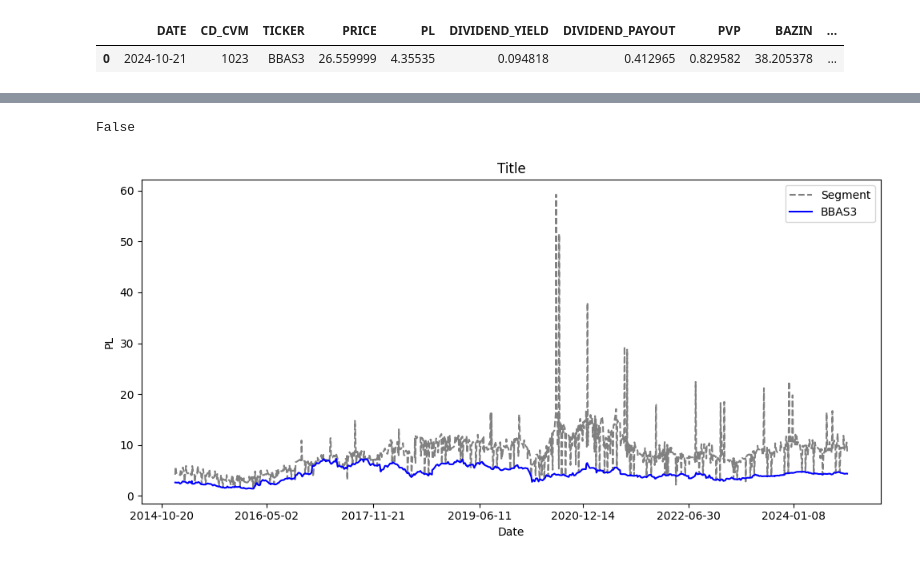
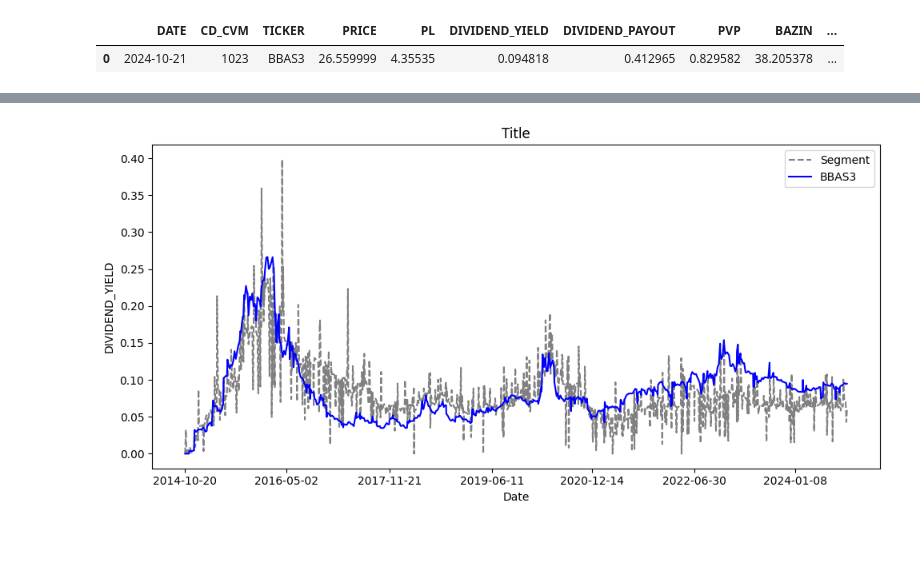
Before and after one commit to boa50/investment-analysis-etl, a Jupyter notebook: prototypes/stock-analysis.ipynb, the cells around one changed output, grey strips where cells are left out. Drawn from its saved outputs; the diff is of its cells as text; code cells hidden in the pictures.

```diff
--- a/prototypes/stock-analysis.ipynb
+++ b/prototypes/stock-analysis.ipynb
@@ -200,13 +194,10 @@ plot_historical_kpi(ticker="BBAS3", kpi="PL")
-# %%
-"PROFITS" in df_fundaments["KPI"].unique()
-# %% [output]
-False
 # %%
 ticker="BBAS3"
 kpi="PL"
 kpi="ROE"
 kpi="PROFIT"
+kpi="DIVIDEND_YIELD"
 
 plot_historical_kpi(ticker, kpi)
 # %% [output]
-[figure, old version]
+[figure, new version]
```
Also changed, not shown: parts of 2 cells of this notebook, 1 other file.
